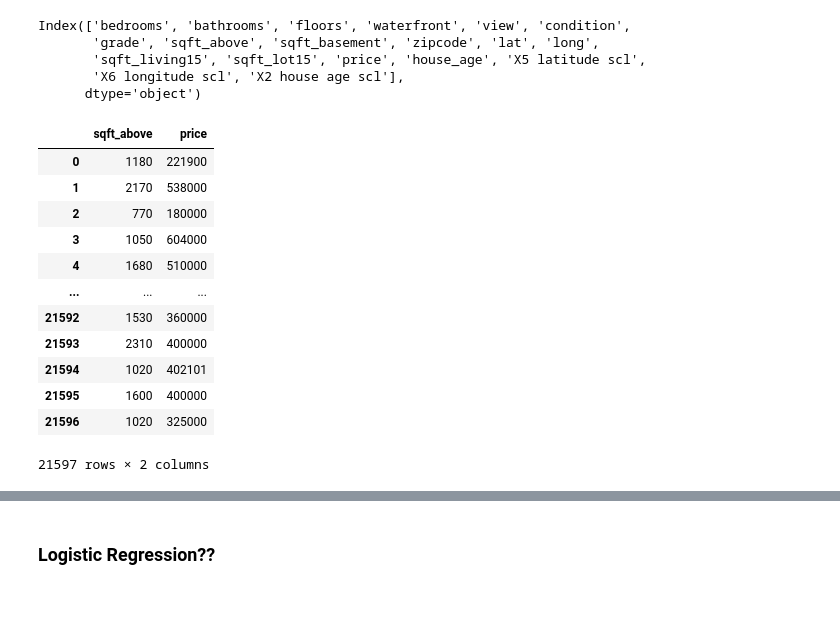
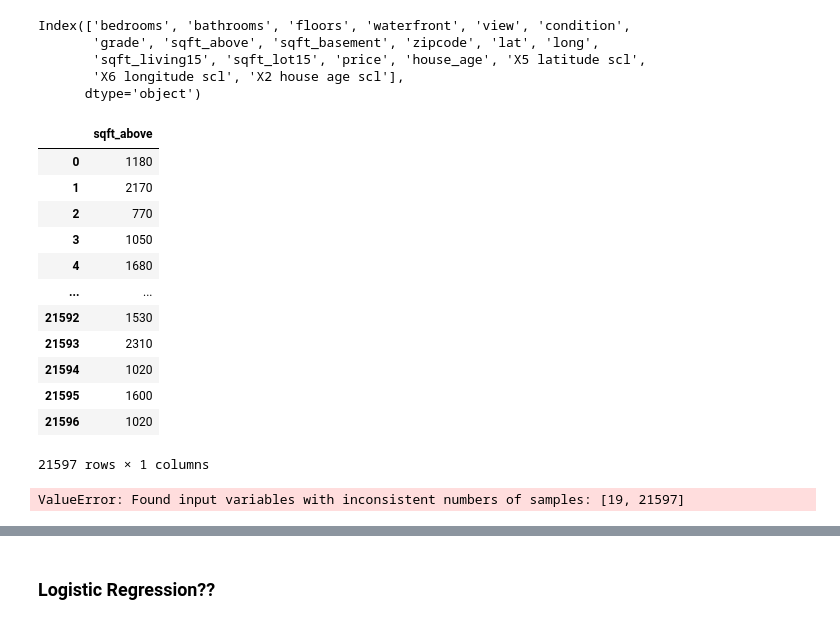
Before and after one commit to nomaditect/mid_bootcamp_project, a Jupyter notebook: code/Regression Project-Copy1.ipynb, the cells around one changed output, grey strips where cells are left out. Drawn from its saved outputs; the diff is of its cells as text; code cells hidden in the pictures.

```diff
--- a/code/Regression Project-Copy1.ipynb
+++ b/code/Regression Project-Copy1.ipynb
@@ -737,21 +737,23 @@ Index(['bedrooms', 'bathrooms', 'floors', 'waterfront', 'view', 'condition',
        'X6 longitude scl', 'X2 house age scl'],
       dtype='object')
 # %%
-df3 = df2[['sqft_above', 'price']]
+df3 = df2[['sqft_above']]
 df3
 # %% [output]
-|  | sqft_above | price |
-| 0 | 1180 | 221900 |
-| 1 | 2170 | 538000 |
-| 2 | 770 | 180000 |
-| 3 | 1050 | 604000 |
-| 4 | 1680 | 510000 |
-| ... | ... | ... |
-| 21592 | 1530 | 360000 |
-| 21593 | 2310 | 400000 |
-| 21594 | 1020 | 402101 |
-| 21595 | 1600 | 400000 |
-| 21596 | 1020 | 325000 |
+|  | sqft_above |
+| 0 | 1180 |
+| 1 | 2170 |
+| 2 | 770 |
+| 3 | 1050 |
+| 4 | 1680 |
+| ... | ... |
+| 21592 | 1530 |
+| 21593 | 2310 |
+| 21594 | 1020 |
+| 21595 | 1600 |
+| 21596 | 1020 |
-21597 rows × 2 columns
+21597 rows × 1 columns
 # %%
 X_train, X_test, y_train, y_test = train_test_split(df3, df2.price, test_size=0.33, random_state=42)
+# %% [output]
+ValueError: Found input variables with inconsistent numbers of samples: [19, 21597]
```
Also changed, not shown: parts of 13 cells of this notebook, 9 other files.
